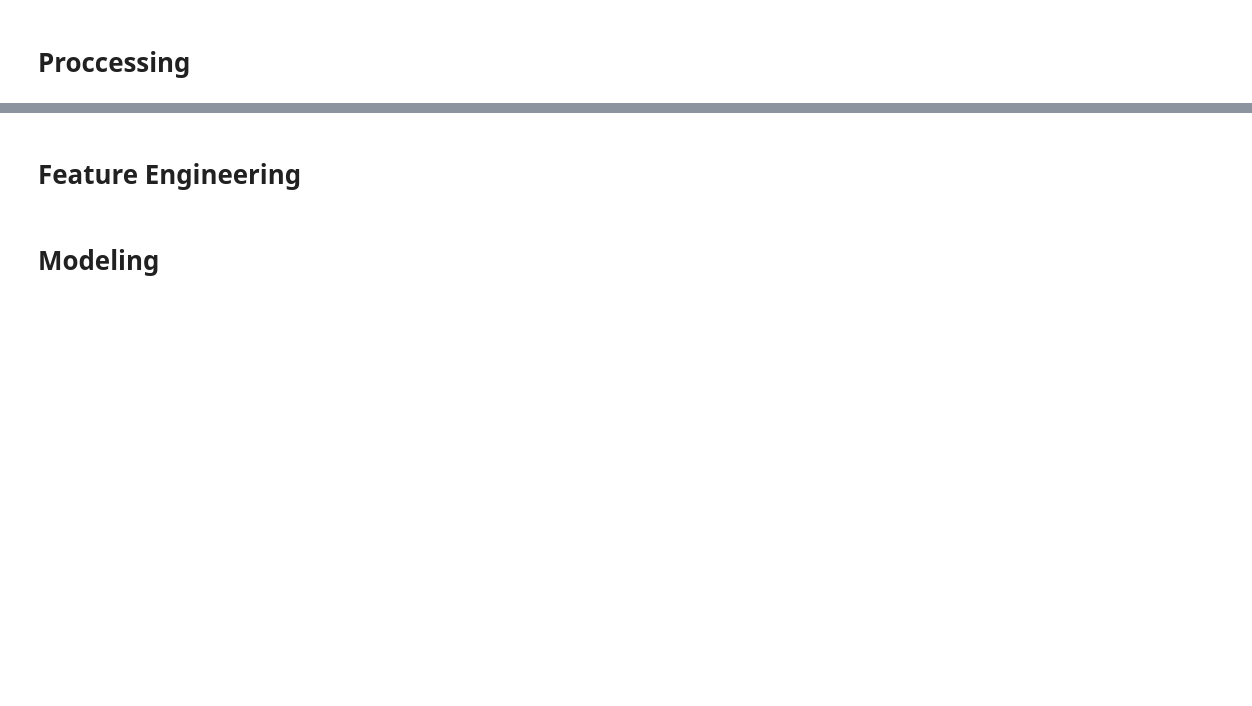
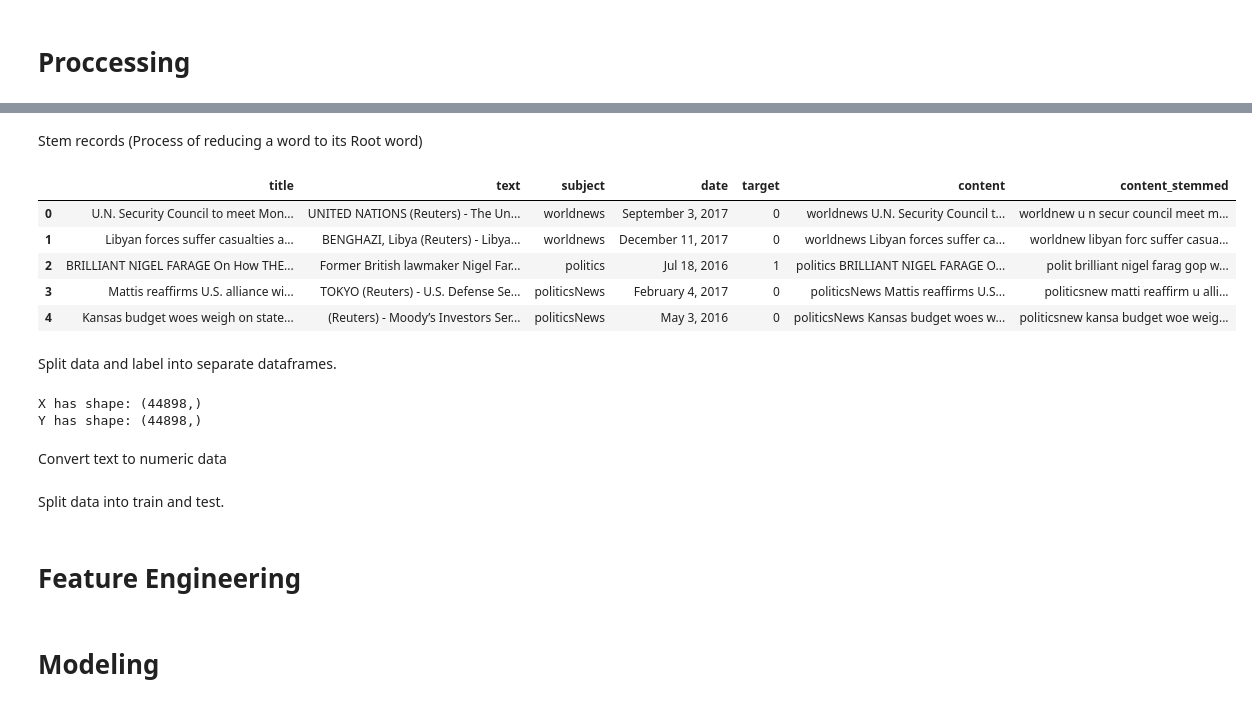
Before and after one commit to Maksym-Kryvenko/NLP_Fake_news_detection, a Jupyter notebook: main.ipynb, the cells around one changed output, grey strips where cells are left out. Cells and saved outputs as stored; diff of their text form; code cells hidden in the pictures; blank space fills up the shorter version.

Commit message:
Added Exploration, Pre-processing and Modeling (Logistic Regression)

```diff
--- a/main.ipynb
+++ b/main.ipynb
@@ -87,0 +188,2 @@ ax.bar_label(container=ax.containers[0], labels=lbls)
+# %%
+all_news['content'] = all_news['subject'] + ' ' + all_news['title'] # TBD (will be added later) + ' ' +	all_news['text']
@@ -87,0 +199,33 @@ ax.bar_label(container=ax.containers[0], labels=lbls)
+# %% [markdown]
+Stem records (Process of reducing a word to its Root word)
+# %%
+port_stem = PorterStemmer()
+# %%
+def stemming(raw_text):
+    stemmed_content = re.sub('[^a-zA-Z]', ' ', raw_text)  # substitute everything except alphabetic values
+    stemmed_content = stemmed_content.lower()
+    stemmed_content = stemmed_content.split()
+    stemmed_content = [port_stem.stem(word) for word in stemmed_content if not word in stopwords.words('english')]
+    stemmed_content = ' '.join(stemmed_content)
+    return stemmed_content
+# %%
+all_news['content_stemmed'] = all_news['content'].apply(stemming)
+# %%
+all_news.head()
+# %% [output]
+|  | title | text | subject | date | target | content | content_stemmed |
+| 0 | U.N. Security Council to meet Mon... | UNITED NATIONS (Reuters) - The Un... | worldnews | September 3, 2017 | 0 | worldnews U.N. Security Council t... | worldnew u n secur council meet m... |
+| 1 | Libyan forces suffer casualties a... | BENGHAZI, Libya (Reuters) - Libya... | worldnews | December 11, 2017 | 0 | worldnews Libyan forces suffer ca... | worldnew libyan forc suffer casua... |
+| 2 | BRILLIANT NIGEL FARAGE On How THE... | Former British lawmaker Nigel Far... | politics | Jul 18, 2016 | 1 | politics BRILLIANT NIGEL FARAGE O... | polit brilliant nigel farag gop w... |
+| 3 | Mattis reaffirms U.S. alliance wi... | TOKYO (Reuters) - U.S. Defense Se... | politicsNews | February 4, 2017 | 0 | politicsNews Mattis reaffirms U.S... | politicsnew matti reaffirm u alli... |
+| 4 | Kansas budget woes weigh on state... | (Reuters) - Moody’s Investors Ser... | politicsNews | May 3, 2016 | 0 | politicsNews Kansas budget woes w... | politicsnew kansa budget woe weig... |
+# %% [markdown]
+Split data and label into separate dataframes.
+# %%
+X, Y = all_news['content_stemmed'], all_news['target']
+print(f"X has shape: {X.shape} \nY has shape: {Y.shape}")
+# %% [output]
+X has shape: (44898,)
+Y has shape: (44898,)
+# %% [markdown]
+Convert text to numeric data
@@ -87,0 +237,2 @@ ax.bar_label(container=ax.containers[0], labels=lbls)
+# %% [markdown]
+Split data into train and test.
```
Also changed, not shown: parts of 33 cells of this notebook.
